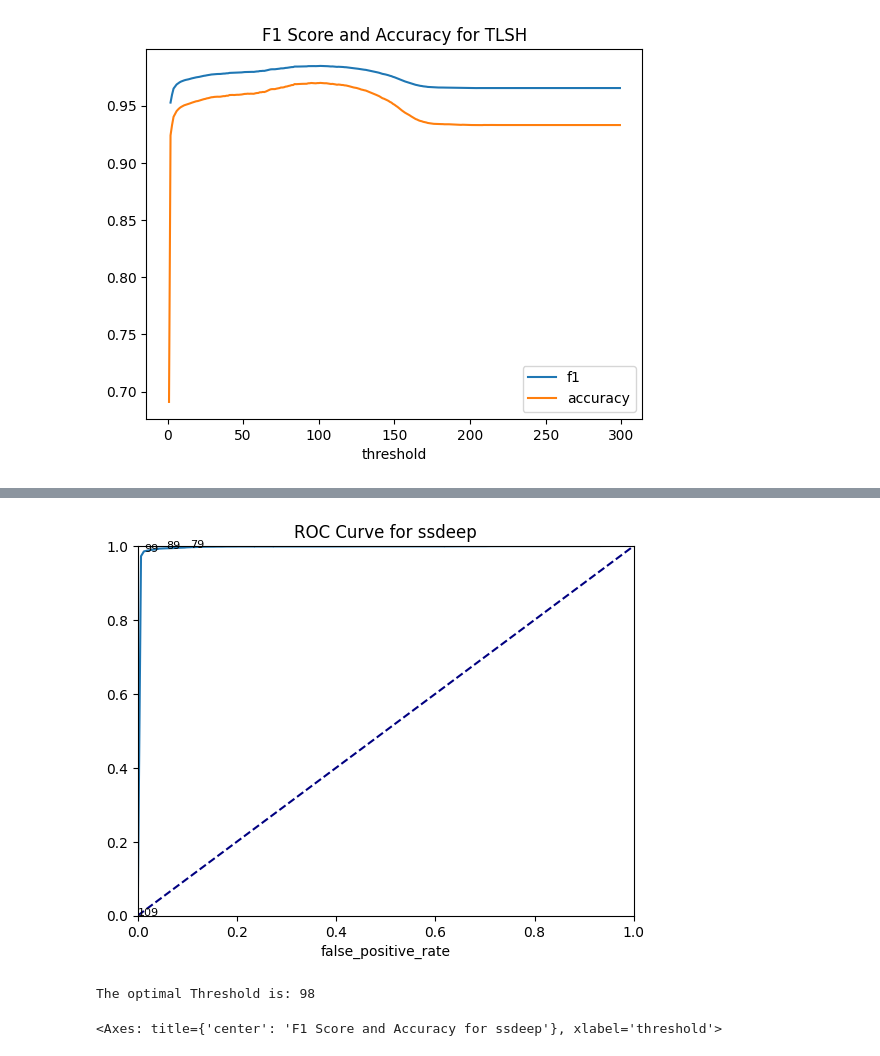
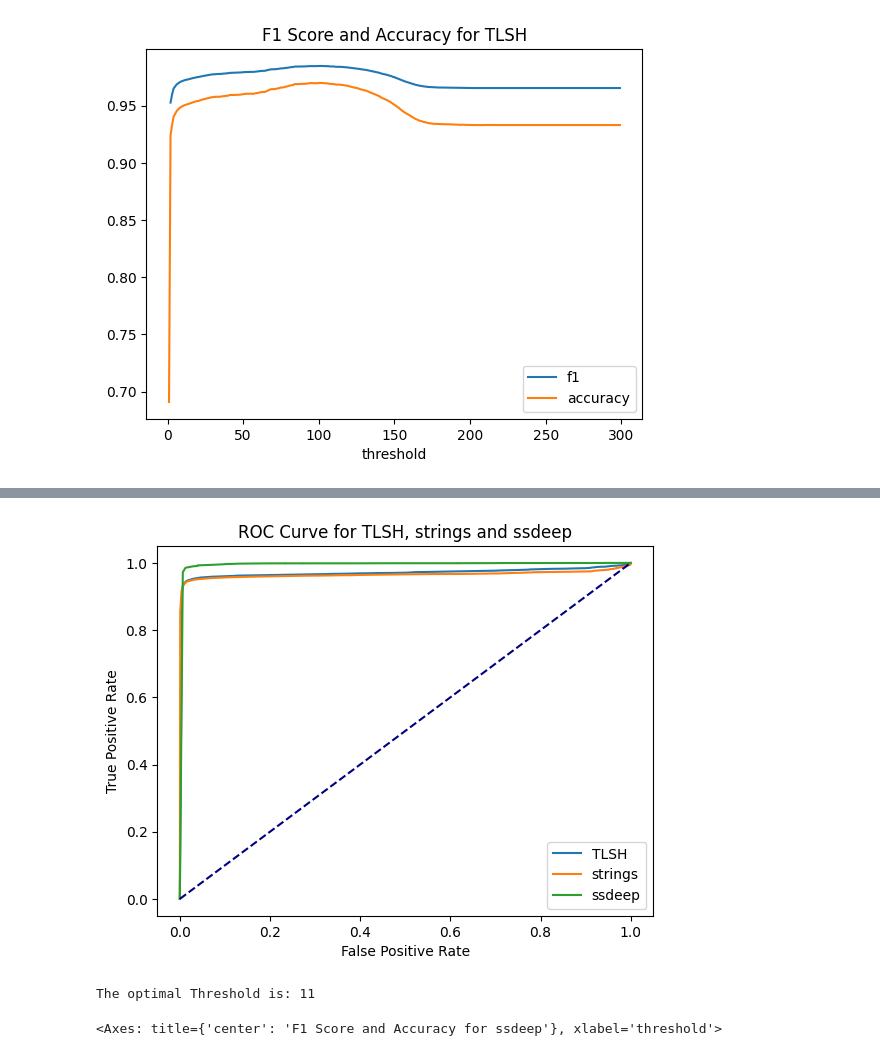
Before and after one commit to edizeqiri/obstkorb, a Jupyter notebook: Analysis/Malware.ipynb, the cells around one changed output, grey strips where cells are left out. Drawn from its saved outputs; the diff is of its cells as text; code cells hidden in the pictures.

```diff
--- a/Analysis/Malware.ipynb
+++ b/Analysis/Malware.ipynb
@@ -305,11 +311,3 @@ s
 | 298 | 298.0 | 1.000000 | 1.000000 |
 | 299 | 299.0 | 1.000000 | 1.000000 |
 300 rows × 3 columns
-# %%
-p.plot(x="false_positive_rate", y="true_positive_rate", xlim=(0, 1), ylim=(0, 1),title="ROC Curve for TLSH", legend=False)
-plt.plot([0, 1], [0, 1], color='navy', linestyle='--')
-for i in range(0,p.shape[0] - 1, 15):
-    plt.annotate(i, (p["false_positive_rate"][i], p["true_positive_rate"][i]), fontsize=8)
-    if i > 100:
-        break
-plt.show()
@@ -318,8 +313,0 @@ plt.show()
-# %%
-p.plot(x="false_positive_rate", y="true_positive_rate", xlim=(0, 1), ylim=(0, 1),title="ROC Curve for strings", legend=False)
-plt.plot([0, 1], [0, 1], color='navy', linestyle='--')
-for i in range(0,p.shape[0] - 1, 15):
-    plt.annotate(i, (p["false_positive_rate"][i], p["true_positive_rate"][i]), fontsize=8)
-    if i > 100:
-        break
-plt.show()
@@ -354,9 +340,3 @@ f.plot(x="threshold", y=["f1","accuracy"],title="F1 Score and Accuracy for TLSH"
 # %% [output]
 <Axes: title={'center': 'F1 Score and Accuracy for TLSH'}, xlabel='threshold'>
 [figure]
-# %%
-ssdeep_best = pd.read_csv("../miniHPC/ssdeep_results.csv")
-s = ssdeep_best
-size = s.shape[0]
-s = s[s["Scicore 2"] == False]
-(s["Family 1"] == s["Family 2"]).value_counts()
@@ -386,5 +362,4 @@ def ssdeep_thresh(s):
         # Append results to DataFrame
         ssdeep_th.loc[i] = [i, TPR, FPR]
     return ssdeep_th
-p = ssdeep_thresh(ssdeep_best)
-p.plot(x="false_positive_rate", y="true_positive_rate", xlim=(0, 1), ylim=(0, 1),title="ROC Curve for ssdeep", legend=False)
+d = ssdeep_thresh(ssdeep_best)
@@ -394,19 +366,20 @@ p.plot(x="false_positive_rate", y="true_positive_rate", xlim=(0, 1), ylim=(0, 1)
-# %%
-# Plot the ROC curve in range 0.1 to 1.0
-ax = p.plot(x="false_positive_rate", y="true_positive_rate", xlim=(0, 1), ylim=(0, 1),title="ROC Curve for ssdeep", legend=False)
-for i in range(p.shape[0]- 1,0, -10):
-    plt.annotate(i, (p["false_positive_rate"][i], p["true_positive_rate"][i]), fontsize=8)
-    if i < 80:
-        break
-# add a dotet line with y = x for comparison
-plt.plot([0, 1], [0, 1], color='navy', linestyle='--')
-plt.show()
-# %% [output]
-[figure, removed]
+# %%
+# plot the roc curve of variable 'd', 't', 's'
+plt.plot(p["false_positive_rate"], p["true_positive_rate"], label="TLSH")
+plt.plot(s["false_positive_rate"], s["true_positive_rate"], label="strings")
+plt.plot(d["false_positive_rate"], d["true_positive_rate"], label="ssdeep")
+plt.plot([0, 1], [0, 1], color='navy', linestyle='--')
+plt.legend()
+plt.xlabel("False Positive Rate")
+plt.ylabel("True Positive Rate")
+plt.title("ROC Curve for TLSH, strings and ssdeep")
+plt.show()
+# %% [output]
+[figure, added]
 # %%
 print(f'The optimal Threshold is: {(p["true_positive_rate"] - p["false_positive_rate"]).abs().idxmax()}')
 # %% [output]
-The optimal Threshold is: 98
+The optimal Threshold is: 11
 # %%
 def ssdeep_f1(s):
 
```
Also changed, not shown: parts of 7 cells of this notebook, 3 other files.
